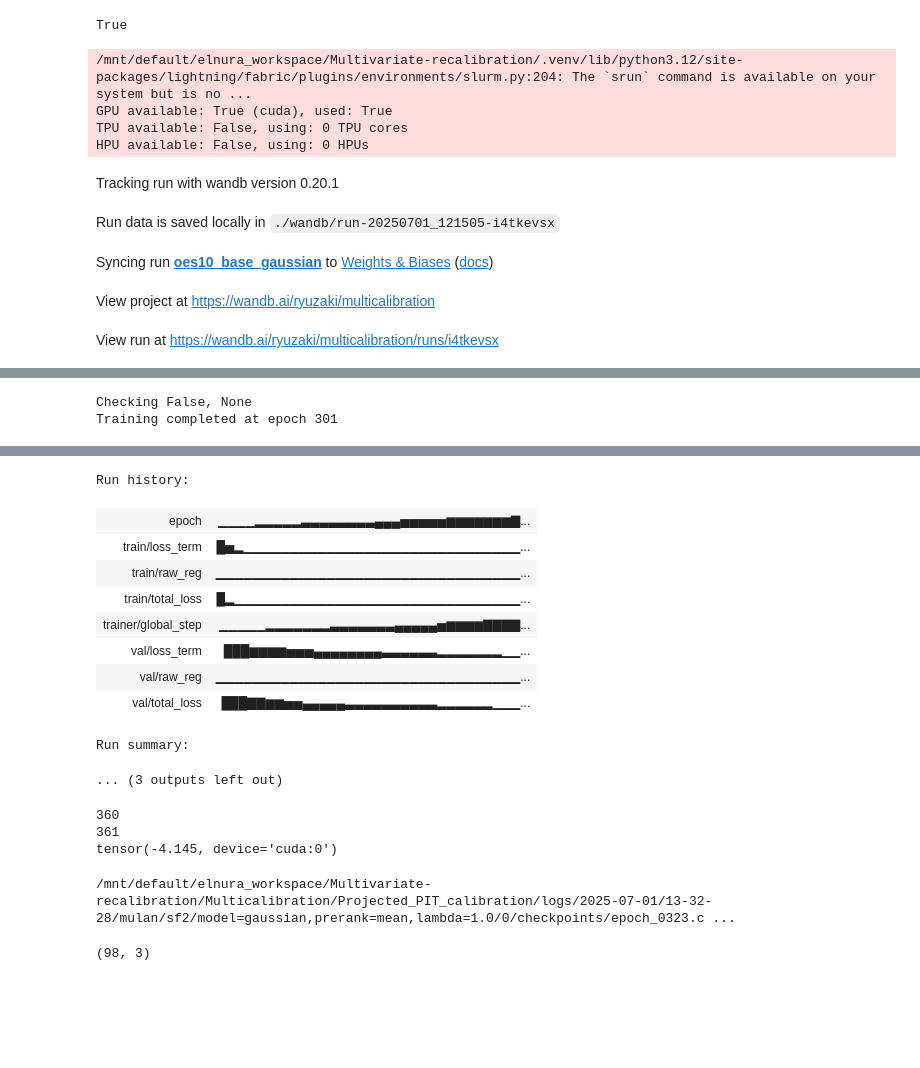
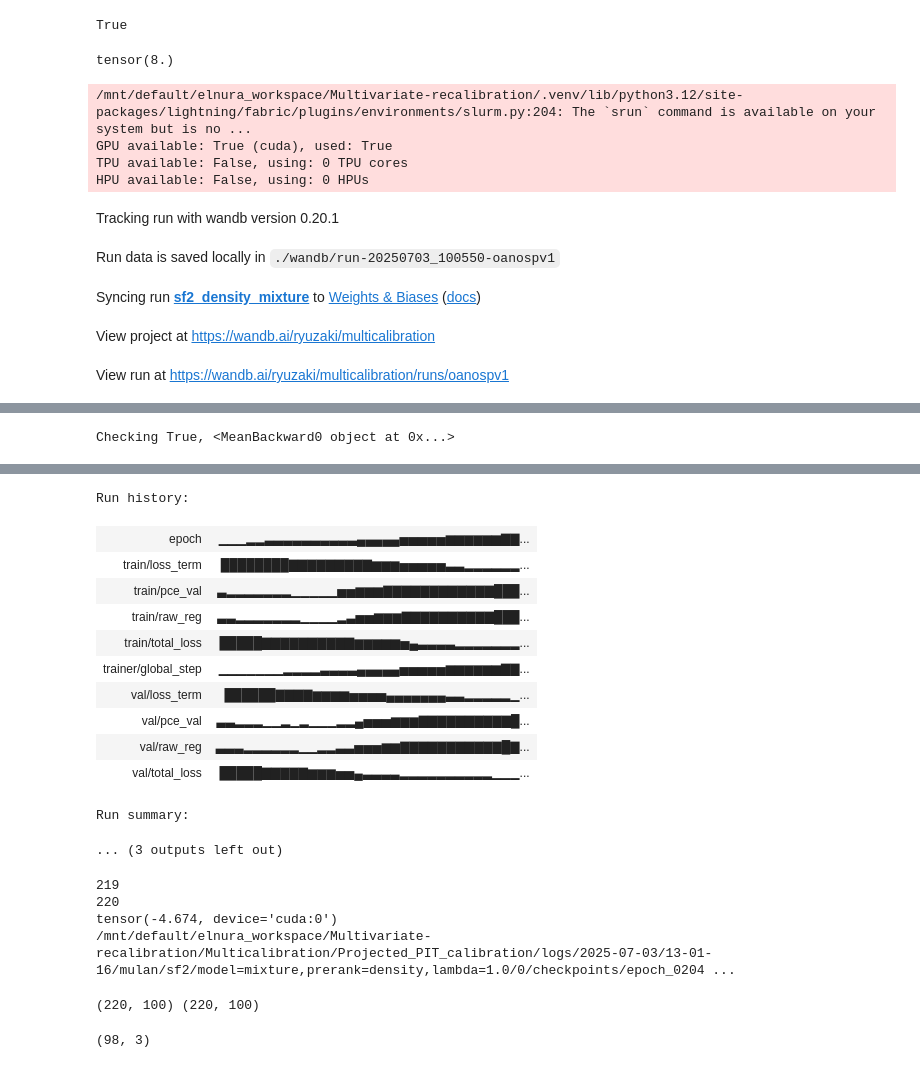
Before and after one commit to ayalaajil/Multivariate-Calibration-with-Prerank-Regularization, a Jupyter notebook: Multicalibration/Projected_PIT_calibration/testing-if-reg-works.ipynb, the cells around one changed output, grey strips where cells are left out. Saved outputs shown, nothing was run; the diff lists cells and outputs as text; code cells hidden in the pictures; blank space fills up the shorter version.

Commit message:
investigating sf2 mixture hdr

```diff
--- a/Multicalibration/Projected_PIT_calibration/testing-if-reg-works.ipynb
+++ b/Multicalibration/Projected_PIT_calibration/testing-if-reg-works.ipynb
@@ -28,19 +31,20 @@ torch.set_printoptions(precision=3, sci_mode=False, threshold=float('inf'), edge
 # %%
 config = get_config()
 config.device = 'cuda'
-data_group, data_name = 'mulan', 'oes10'
+data_group, data_name = 'mulan', 'sf2'
 hparams = {
-    'model': 'gaussian',
-    'prerank': 'base',
-    'lambda': 0.0,
+    'model': 'mixture',
+    'prerank': 'density',
+    'lambda': 1.0,
 }
 # %%
 rc = RunConfig(config, data_group, data_name, hparams = hparams)
 datamodule = RealDataModule(rc, num_workers=8)
 p, q = datamodule.input_dim, datamodule.output_dim #268,16
+# %% [output]
+tensor(8.)
 # %%
-model = GaussianLightningModule(p, q)
-                                # lambda_reg = hparams['lambda'], reg_type = 'pce-kde', prerank = hparams['prerank'])
+model = MixtureLightningModule(p, q, lambda_reg = hparams['lambda'], reg_type = 'pce-kde', prerank = hparams['prerank'])
 trainer = get_lightning_trainer(rc)
 trainer.fit(model, datamodule)
 wandb.finish()
@@ -50,7 +54,7 @@ GPU available: True (cuda), used: True
 TPU available: False, using: 0 TPU cores
 HPU available: False, using: 0 HPUs
 Tracking run with wandb version 0.20.1
-Run data is saved locally in ./wandb/run-20250701_121505-i4tkevsx
+Run data is saved locally in ./wandb/run-20250703_100550-oanospv1
-Syncing run oes10_base_gaussian to Weights & Biases (docs)
+Syncing run sf2_density_mixture to Weights & Biases (docs)
 View project at https://wandb.ai/ryuzaki/multicalibration
-View run at https://wandb.ai/ryuzaki/multicalibration/runs/i4tkevsx
+View run at https://wandb.ai/ryuzaki/multicalibration/runs/oanospv1
@@ -57,27 +62,32 @@ View run at https://wandb.ai/ryuzaki/multicalibration/runs/i4tkevsx
 LOCAL_RANK: 0 - CUDA_VISIBLE_DEVICES: [0,1,2,3,4,5,6,7]
-Checking False, None
-Training completed at epoch 301
+Checking True, <MeanBackward0 object at 0x...>
 [interactive output not drawn]
 Run history:
-| epoch | ▁▁▁▁▂▂▂▂▂▃▃▃▃▃▃▃▃▄▄▄▅▅▅▅▅▆▆▆▆▆▆▆▇... |
-| train/loss_term | █▅▂▁▁▁▁▁▁▁▁▁▁▁▁▁▁▁▁▁▁▁▁▁▁▁▁▁▁▁▁▁▁... |
-| train/raw_reg | ▁▁▁▁▁▁▁▁▁▁▁▁▁▁▁▁▁▁▁▁▁▁▁▁▁▁▁▁▁▁▁▁▁... |
-| train/total_loss | █▂▁▁▁▁▁▁▁▁▁▁▁▁▁▁▁▁▁▁▁▁▁▁▁▁▁▁▁▁▁▁▁... |
-| trainer/global_step | ▁▁▁▁▁▂▂▂▂▂▂▂▃▃▃▃▃▃▃▄▄▄▄▄▅▆▆▆▆▇▇▇▇... |
-| val/loss_term | ███▆▆▆▆▅▅▅▄▄▄▄▄▄▄▄▃▃▃▃▃▃▂▂▂▂▂▂▂▁▁... |
-| val/raw_reg | ▁▁▁▁▁▁▁▁▁▁▁▁▁▁▁▁▁▁▁▁▁▁▁▁▁▁▁▁▁▁▁▁▁... |
-| val/total_loss | ███▇▇▆▆▅▅▄▄▄▄▄▃▃▃▃▃▃▃▃▃▃▂▂▂▂▂▂▁▁▁... |
+| epoch | ▁▁▁▂▂▃▃▃▃▃▃▃▃▃▃▄▄▄▄▄▅▅▅▅▅▆▆▆▆▆▆▇▇... |
+| train/loss_term | ████████▇▇▇▇▇▇▇▇▇▆▆▆▅▅▅▅▅▃▃▂▂▂▂▂▂... |
+| train/pce_val | ▃▂▂▂▂▂▂▂▁▁▁▁▁▅▅▆▆▆▇▇▇▇▇▇▇▇▇▇▇▇███... |
+| train/raw_reg | ▃▃▂▂▂▂▂▂▂▁▁▁▁▂▃▅▅▆▆▆▇▇▇▇▇▇▇▇▇▇███... |
+| train/total_loss | █████▇▇▇▇▇▇▇▇▇▇▆▆▆▆▆▅▄▃▃▃▃▂▂▂▂▂▂▂... |
+| trainer/global_step | ▁▁▁▁▁▁▁▂▂▂▂▃▃▃▃▄▄▄▄▄▅▅▅▅▅▆▆▆▆▆▆▇▇... |
+| val/loss_term | ██████▇▇▇▇▆▆▆▆▅▅▅▅▄▄▄▄▄▄▄▃▃▂▂▂▂▂▁... |
+| val/pce_val | ▃▃▂▂▂▁▁▂▁▂▁▁▁▂▂▄▅▅▅▆▆▆▇▇▇▇▇▇▇▇▇▇█... |
+| val/raw_reg | ▃▃▃▂▂▂▂▂▂▁▁▂▂▃▃▅▅▅▆▆▇▇▇▇▇▇▇▇▇▇▇█▇... |
+| val/total_loss | █████▇▇▇▇▇▆▆▆▅▅▄▃▃▃▃▂▂▂▂▂▂▂▂▂▂▁▁▁... |
 Run summary:
 ... (3 outputs left out)
 # %%
 print(trainer.early_stopping_callback.stopped_epoch)  # if it exists
 print(trainer.current_epoch)
 print(trainer.checkpoint_callback.best_model_score)
+print(trainer.checkpoint_callback.best_model_path)
 # %% [output]
-360
-361
-tensor(-4.145, device='cuda:0')
+219
+220
+tensor(-4.674, device='cuda:0')
+/mnt/default/elnura_workspace/Multivariate-recalibration/Multicalibration/Projected_PIT_calibration/logs/2025-07-03/13-01-16/mulan/sf2/model=mixture,prerank=density,lambda=1.0/0/checkpoints/epoch_0204 ...
-# %%
-print(trainer.checkpoint_callback.best_model_path)
-# %% [output]
-/mnt/default/elnura_workspace/Multivariate-recalibration/Multicalibration/Projected_PIT_calibration/logs/2025-07-01/13-32-28/mulan/sf2/model=gaussian,prerank=mean,lambda=1.0/0/checkpoints/epoch_0323.c ...
+# %%
+train_cdfs = torch.stack(model.total_train_cdfs).cpu().numpy()
+val_cdfs = torch.stack(model.total_val_cdfs).cpu().numpy()
+print(train_cdfs.shape, val_cdfs.shape)
+# %% [output]
+(220, 100) (220, 100)
```
Also changed, not shown: parts of 5 cells of this notebook, 10 other files.
